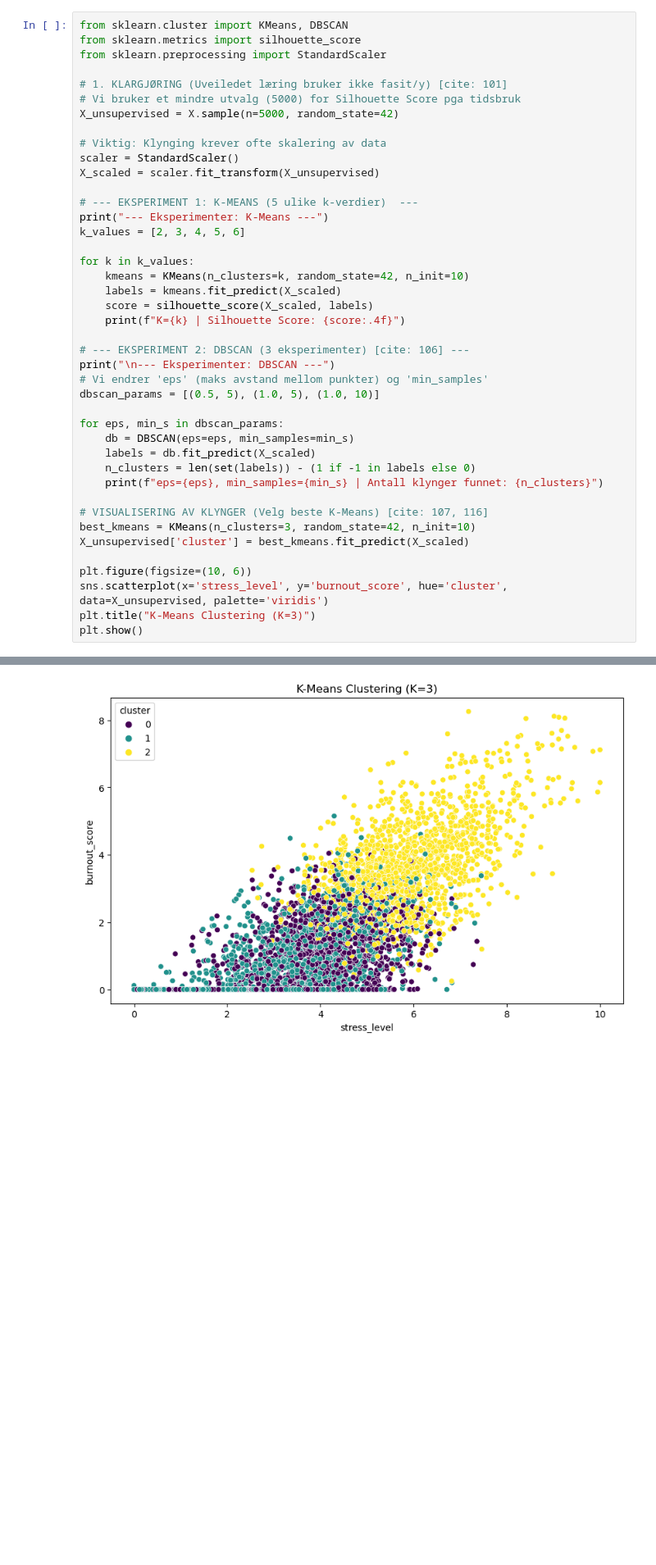
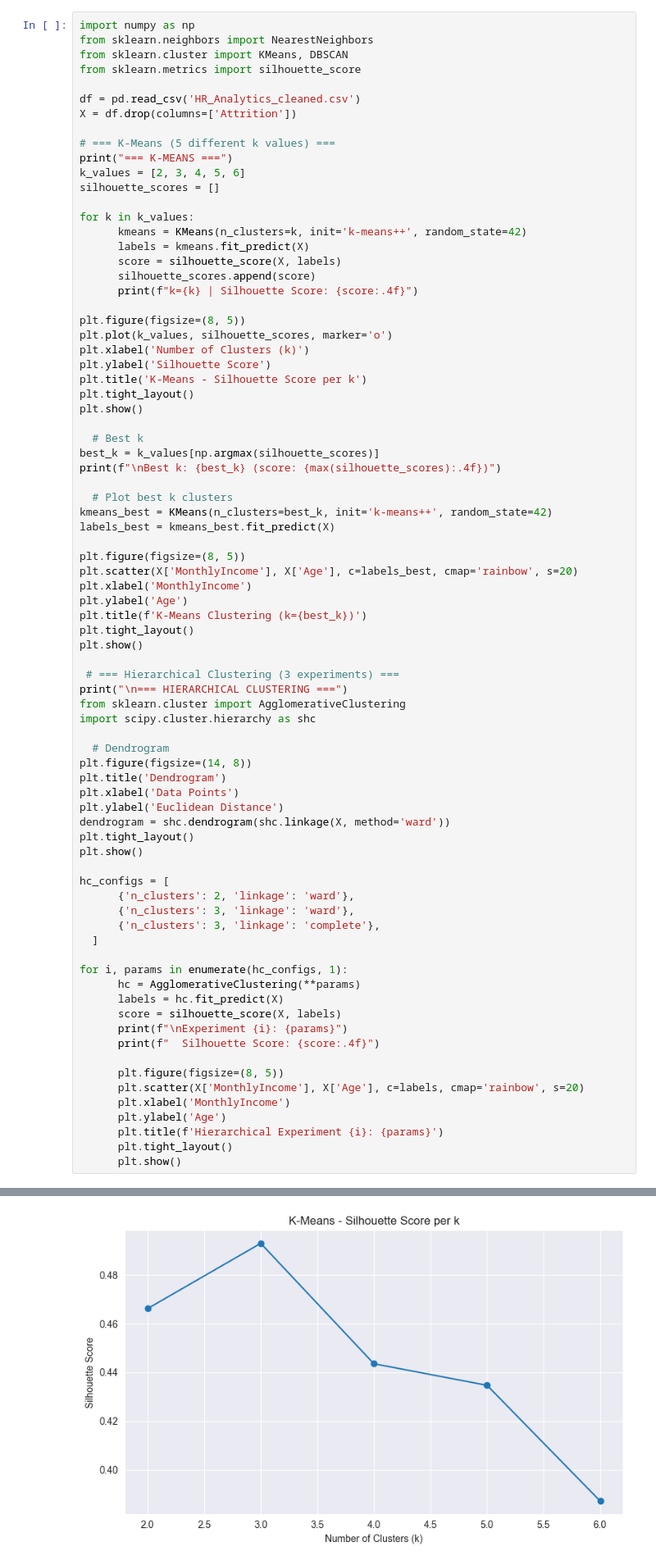
Before and after one commit to Brabham1/machine-learning, a Jupyter notebook: sample.ipynb, the cells around one changed output, grey strips where cells are left out. Shown at 82% size. Cells and saved outputs as stored; diff of their text form; blank space fills up the shorter version.

```diff
--- a/sample.ipynb
+++ b/sample.ipynb
@@ -195,43 +229,80 @@ weighted avg       0.93      0.93      0.92     10000
 # %%
+import numpy as np
+from sklearn.neighbors import NearestNeighbors
 from sklearn.cluster import KMeans, DBSCAN
 from sklearn.metrics import silhouette_score
-from sklearn.preprocessing import StandardScaler
 
-# 1. KLARGJØRING (Uveiledet læring bruker ikke fasit/y) [cite: 101]
-# Vi bruker et mindre utvalg (5000) for Silhouette Score pga tidsbruk
-X_unsupervised = X.sample(n=5000, random_state=42)
+df = pd.read_csv('HR_Analytics_cleaned.csv')
+X = df.drop(columns=['Attrition'])
 
-# Viktig: Klynging krever ofte skalering av data
-scaler = StandardScaler()
-X_scaled = scaler.fit_transform(X_unsupervised)
-
-# --- EKSPERIMENT 1: K-MEANS (5 ulike k-verdier)  ---
-print("--- Eksperimenter: K-Means ---")
+# === K-Means (5 different k values) ===
+print("=== K-MEANS ===")
 k_values = [2, 3, 4, 5, 6]
+silhouette_scores = []
 
 for k in k_values:
-    kmeans = KMeans(n_clusters=k, random_state=42, n_init=10)
-    labels = kmeans.fit_predict(X_scaled)
-    score = silhouette_score(X_scaled, labels)
-    print(f"K={k} | Silhouette Score: {score:.4f}")
+      kmeans = KMeans(n_clusters=k, init='k-means++', random_state=42)
+      labels = kmeans.fit_predict(X)
+      score = silhouette_score(X, labels)
+      silhouette_scores.append(score)
+      print(f"k={k} | Silhouette Score: {score:.4f}")
 
-# --- EKSPERIMENT 2: DBSCAN (3 eksperimenter) [cite: 106] ---
-print("\n--- Eksperimenter: DBSCAN ---")
-# Vi endrer 'eps' (maks avstand mellom punkter) og 'min_samples'
-dbscan_params = [(0.5, 5), (1.0, 5), (1.0, 10)]
+plt.figure(figsize=(8, 5))
+plt.plot(k_values, silhouette_scores, marker='o')
+plt.xlabel('Number of Clusters (k)')
+plt.ylabel('Silhouette Score')
+plt.title('K-Means - Silhouette Score per k')
+plt.tight_layout()
+plt.show()
 
-for eps, min_s in dbscan_params:
-    db = DBSCAN(eps=eps, min_samples=min_s)
-    labels = db.fit_predict(X_scaled)
-    n_clusters = len(set(labels)) - (1 if -1 in labels else 0)
-    print(f"eps={eps}, min_samples={min_s} | Antall klynger funnet: {n_clusters}")
+  # Best k
+best_k = k_values[np.argmax(silhouette_scores)]
+print(f"\nBest k: {best_k} (score: {max(silhouette_scores):.4f})")
 
-# VISUALISERING AV KLYNGER (Velg beste K-Means) [cite: 107, 116]
-best_kmeans = KMeans(n_clusters=3, random_state=42, n_init=10)
-X_unsupervised['cluster'] = best_kmeans.fit_predict(X_scaled)
+  # Plot best k clusters
+kmeans_best = KMeans(n_clusters=best_k, init='k-means++', random_state=42)
+labels_best = kmeans_best.fit_predict(X)
 
-plt.figure(figsize=(10, 6))
-sns.scatterplot(x='stress_level', y='burnout_score', hue='cluster', data=X_unsupervised, palette='viridis')
-plt.title("K-Means Clustering (K=3)")
+plt.figure(figsize=(8, 5))
+plt.scatter(X['MonthlyIncome'], X['Age'], c=labels_best, cmap='rainbow', s=20)
+plt.xlabel('MonthlyIncome')
+plt.ylabel('Age')
+plt.title(f'K-Means Clustering (k={best_k})')
+plt.tight_layout()
 plt.show()
+
+ # === Hierarchical Clustering (3 experiments) ===
+print("\n=== HIERARCHICAL CLUSTERING ===")
+from sklearn.cluster import AgglomerativeClustering
+import scipy.cluster.hierarchy as shc
+
+  # Dendrogram
+plt.figure(figsize=(14, 8))
+plt.title('Dendrogram')
+plt.xlabel('Data Points')
+plt.ylabel('Euclidean Distance')
+dendrogram = shc.dendrogram(shc.linkage(X, method='ward'))
+plt.tight_layout()
+plt.show()
+
+hc_configs = [
+      {'n_clusters': 2, 'linkage': 'ward'},
+      {'n_clusters': 3, 'linkage': 'ward'},
+      {'n_clusters': 3, 'linkage': 'complete'},
+  ]
+
+for i, params in enumerate(hc_configs, 1):
+      hc = AgglomerativeClustering(**params)
+      labels = hc.fit_predict(X)
+      score = silhouette_score(X, labels)
+      print(f"\nExperiment {i}: {params}")
+      print(f"  Silhouette Score: {score:.4f}")
+
+      plt.figure(figsize=(8, 5))
+      plt.scatter(X['MonthlyIncome'], X['Age'], c=labels, cmap='rainbow', s=20)
+      plt.xlabel('MonthlyIncome')
+      plt.ylabel('Age')
+      plt.title(f'Hierarchical Experiment {i}: {params}')
+      plt.tight_layout()
+      plt.show()
 # %% [output]
@@ -249 +315 @@ eps=1.0, min_samples=10 | Antall klynger funnet: 13
-[figure, old version]
+[figure, new version]
```
Also changed, not shown: parts of 8 cells of this notebook, 1 other file.
